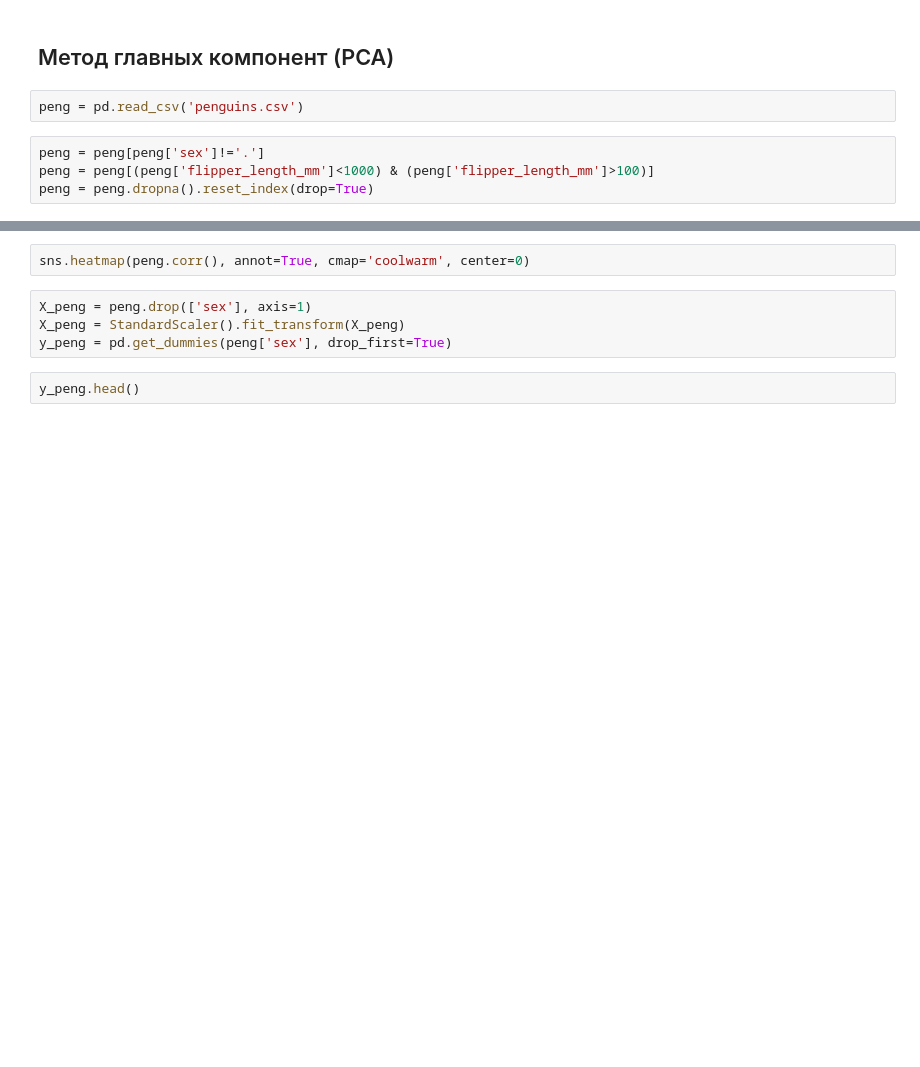
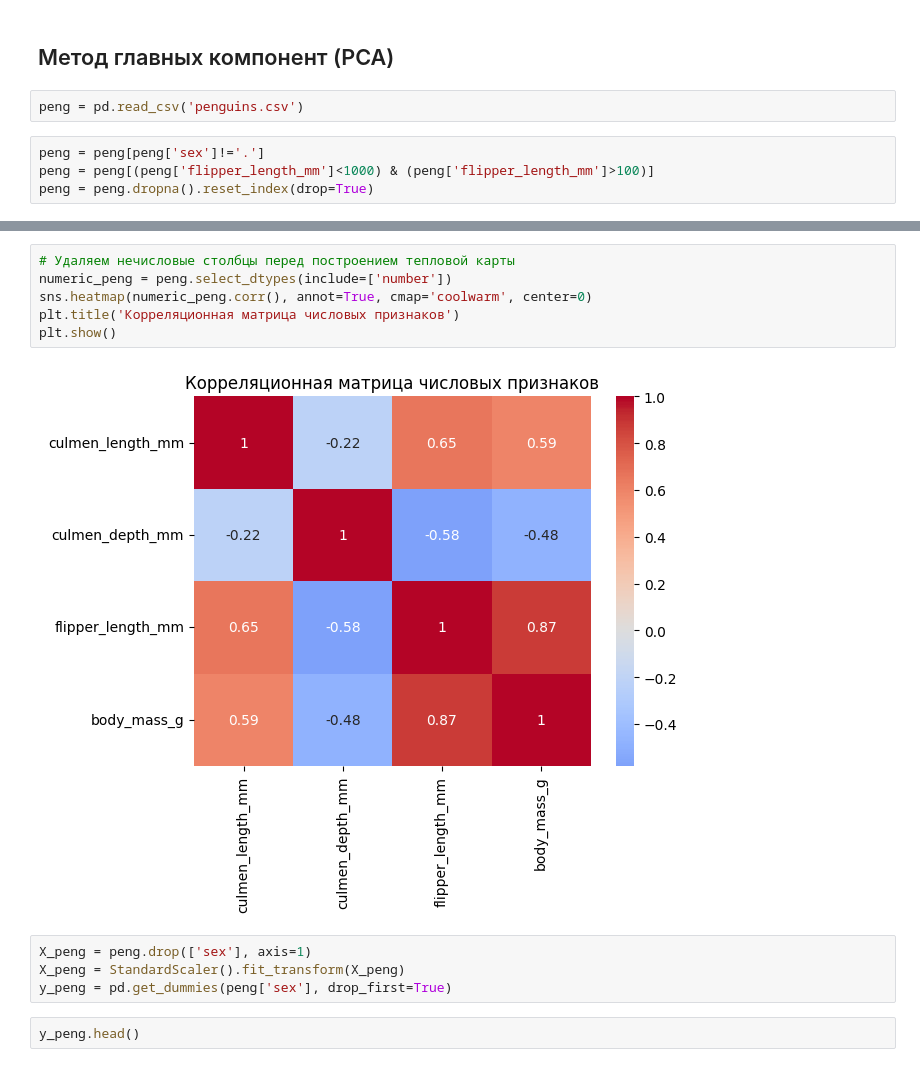
Before and after one commit to ALTaww/Machine_Learning, a Jupyter notebook: clasterization(4)/4.1. Dimensionality reduction.ipynb, the cells around one changed output, grey strips where cells are left out. Drawn from its saved outputs; the diff is of its cells as text; blank space fills up the shorter version.

```diff
--- a/clasterization(4)/4.1. Dimensionality reduction.ipynb
+++ b/clasterization(4)/4.1. Dimensionality reduction.ipynb
@@ -42,5 +52,11 @@ sns.pairplot(peng, hue='sex')
 # %%
-sns.heatmap(peng.corr(), annot=True, cmap='coolwarm', center=0)
+# Удаляем нечисловые столбцы перед построением тепловой карты
+numeric_peng = peng.select_dtypes(include=['number'])
+sns.heatmap(numeric_peng.corr(), annot=True, cmap='coolwarm', center=0)
+plt.title('Корреляционная матрица числовых признаков')
+plt.show()
+# %% [output]
+[figure, added]
 # %%
 X_peng = peng.drop(['sex'], axis=1)
 X_peng = StandardScaler().fit_transform(X_peng)
```
Also changed, not shown: parts of 16 cells of this notebook, 1 other file.
